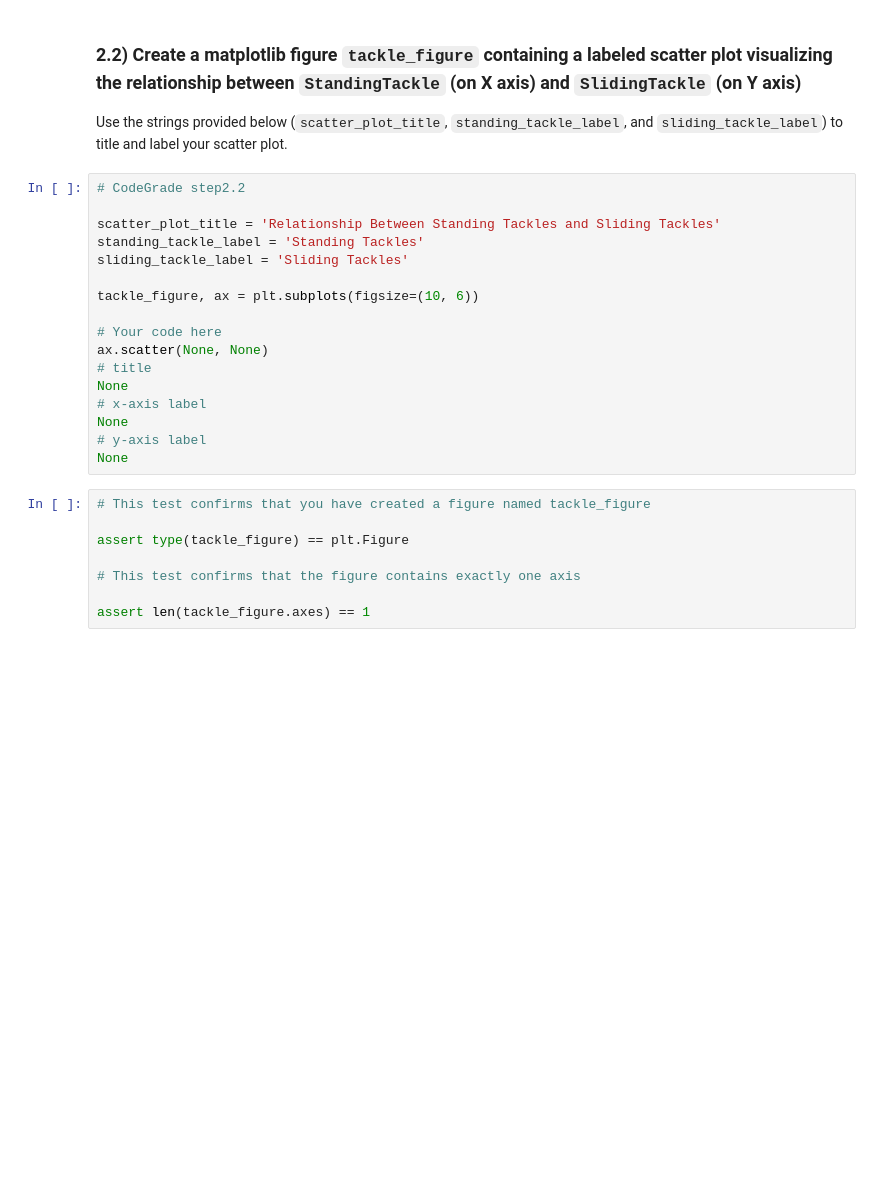
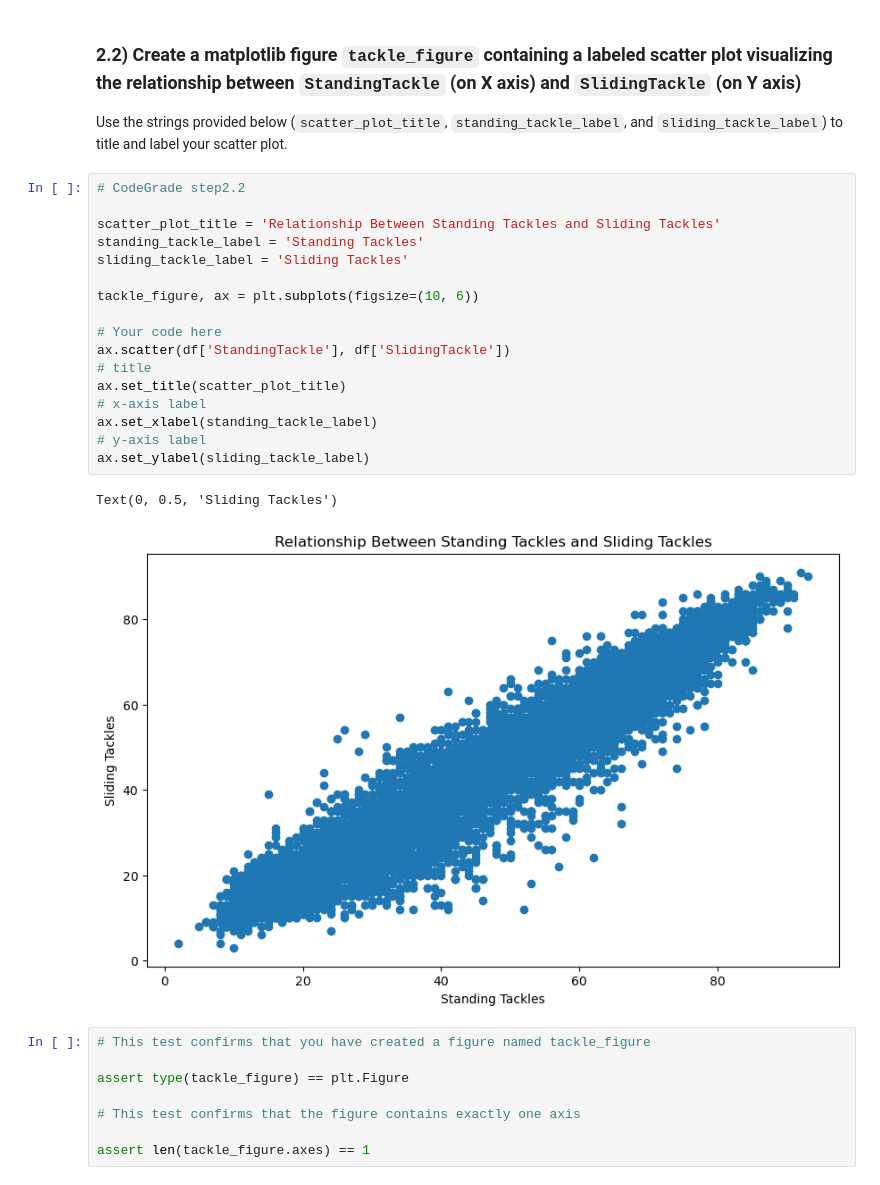
Before and after one commit to Orandifelix/Phase-1-Code-Challenge-CodeGrade, a Jupyter notebook: p1_code_challenge.ipynb, the cells around one changed output. Drawn from its saved outputs; the diff is of its cells as text; blank space fills up the shorter version.

Commit message:
Scatter and mean and median:

```diff
--- a/p1_code_challenge.ipynb
+++ b/p1_code_challenge.ipynb
@@ -172,20 +172,23 @@ Use the strings provided below (`scatter_plot_title`, `standing_tackle_label`, a
 # %%
 # CodeGrade step2.2
 
 scatter_plot_title = 'Relationship Between Standing Tackles and Sliding Tackles'
 standing_tackle_label = 'Standing Tackles'
 sliding_tackle_label = 'Sliding Tackles'
 
 tackle_figure, ax = plt.subplots(figsize=(10, 6))
 
 # Your code here
-ax.scatter(None, None)
+ax.scatter(df['StandingTackle'], df['SlidingTackle'])
 # title
-None
+ax.set_title(scatter_plot_title)
 # x-axis label
-None
+ax.set_xlabel(standing_tackle_label)
 # y-axis label
-None
+ax.set_ylabel(sliding_tackle_label)
+# %% [output]
+Text(0, 0.5, 'Sliding Tackles')
+[figure, added]
 # %%
 # This test confirms that you have created a figure named tackle_figure
 
```
Also changed, not shown: parts of 1 cell of this notebook.
